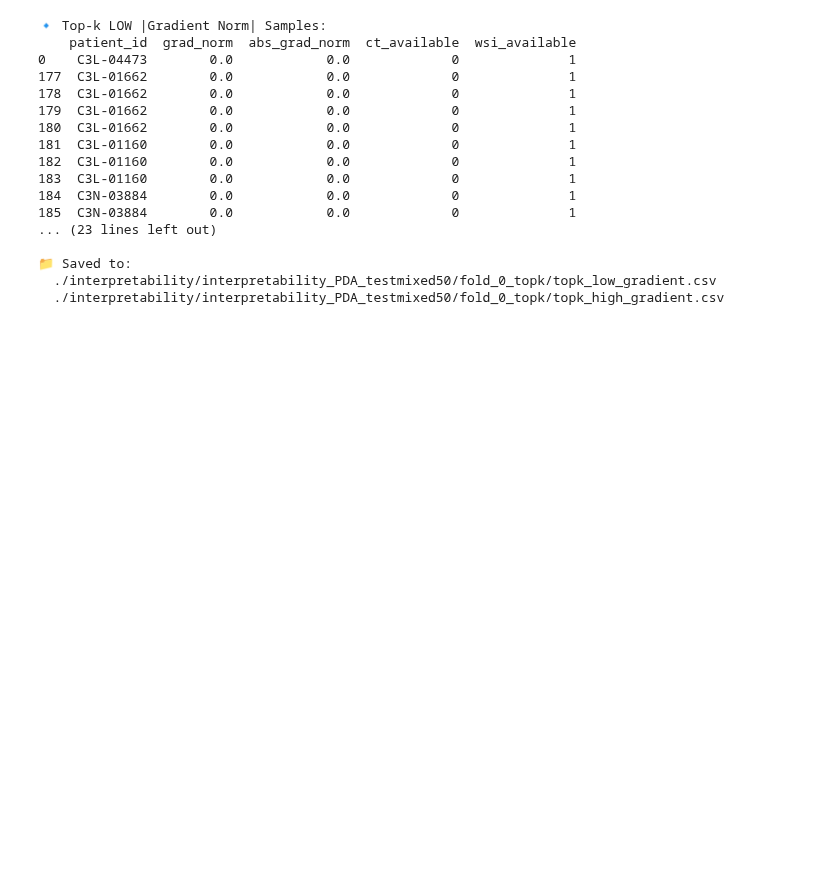
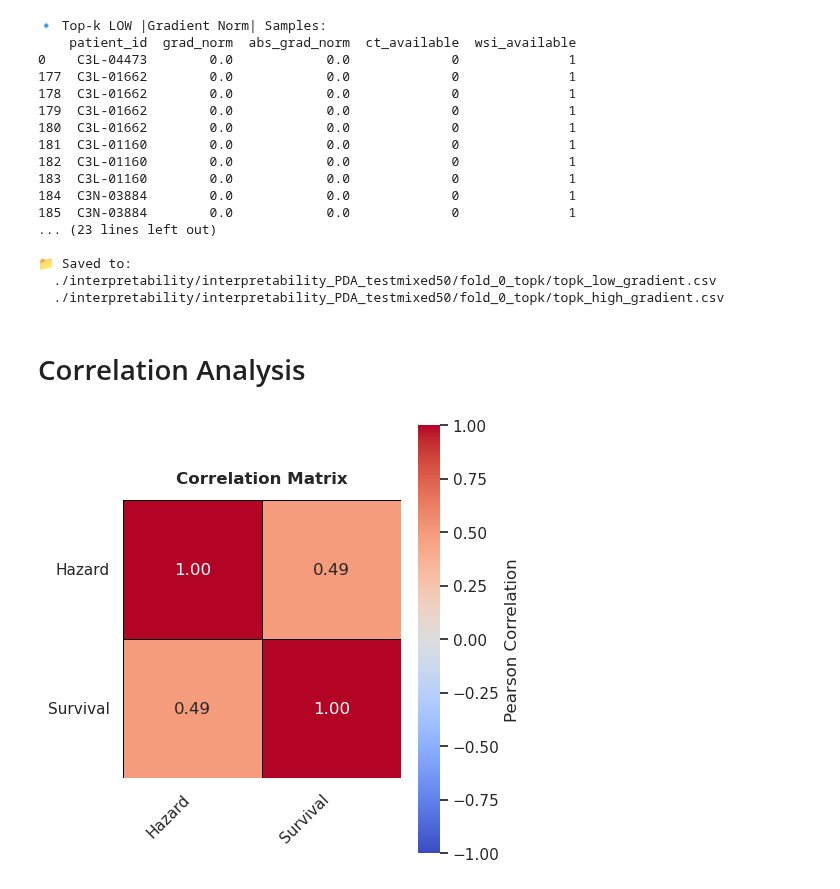
Before and after one commit to PietroCaforio/research-biocv-proj, a Jupyter notebook: interpretability.ipynb, the cells around one changed output. Drawn from its saved outputs; the diff is of its cells as text; code cells hidden in the pictures; blank space fills up the shorter version.

Commit message:
Correlation and feature visualization on test sets

```diff
--- a/interpretability.ipynb
+++ b/interpretability.ipynb
@@ -2064,3 +2064,48 @@ if __name__ == "__main__":
 📁 Saved to:
   ./interpretability/interpretability_PDA_testmixed50/fold_0_topk/topk_low_gradient.csv
   ./interpretability/interpretability_PDA_testmixed50/fold_0_topk/topk_high_gradient.csv
+# %% [markdown]
+# Correlation Analysis
+# %%
+import pandas as pd
+import seaborn as sns
+import matplotlib.pyplot as plt
+
+# ------------------------------------------------------------------
+# 1) Load the CSV (replace the path with your own file location)
+# ------------------------------------------------------------------
+df = pd.read_csv("./interpretability/interpretability_PDA_mixed50TEST/fold_0_log.csv")              # <–– adjust as needed
+
+# ------------------------------------------------------------------
+# 2) Compute the Pearson correlation for the two variables of interest
+# ------------------------------------------------------------------
+corr = df[["hazard_score", "survtime"]].corr()
+
+# Optional: nicer display names on the axes
+corr.index  = ["Hazard", "Survival"]
+corr.columns = ["Hazard", "Survival"]
+
+# ------------------------------------------------------------------
+# 3) Plot with the exact styling of the reference figure
+# ------------------------------------------------------------------
+sns.set_theme(style="white")                    # clean white canvas
+fig, ax = plt.subplots(figsize=(5, 5))
+
+sns.heatmap(
+    corr,
+    ax=ax,
+    cmap="coolwarm",            # diverging palette (blue-white-red)
+    vmin=-1, vmax=1,            # keep scale fixed at ±1
+    annot=True, fmt=".2f",      # show r-values inside cells
+    square=True,                # square cells like the PDF
+    linewidths=0.5, linecolor="black",
+    cbar_kws={"label": "Pearson Correlation"}
+)
+
+ax.set_title("Correlation Matrix", fontweight="bold", pad=12)
+plt.xticks(rotation=45, ha="right")
+plt.yticks(rotation=0)
+plt.tight_layout()
+plt.show()
+# %% [output]
+[figure, added]
```
Also changed, not shown: parts of 8 cells of this notebook.
